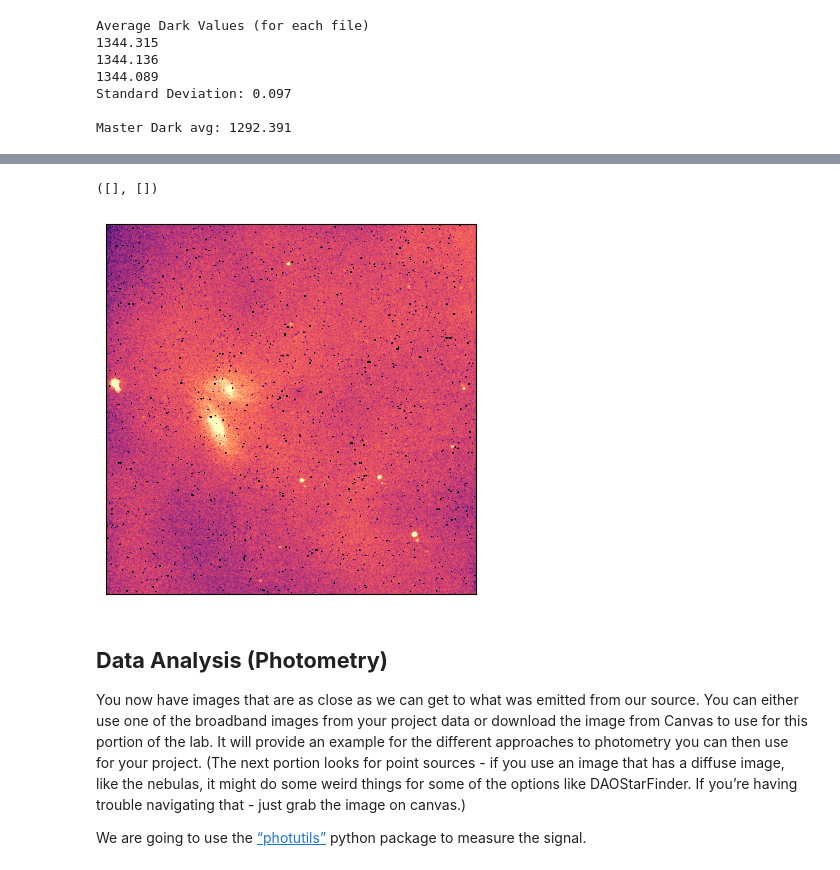
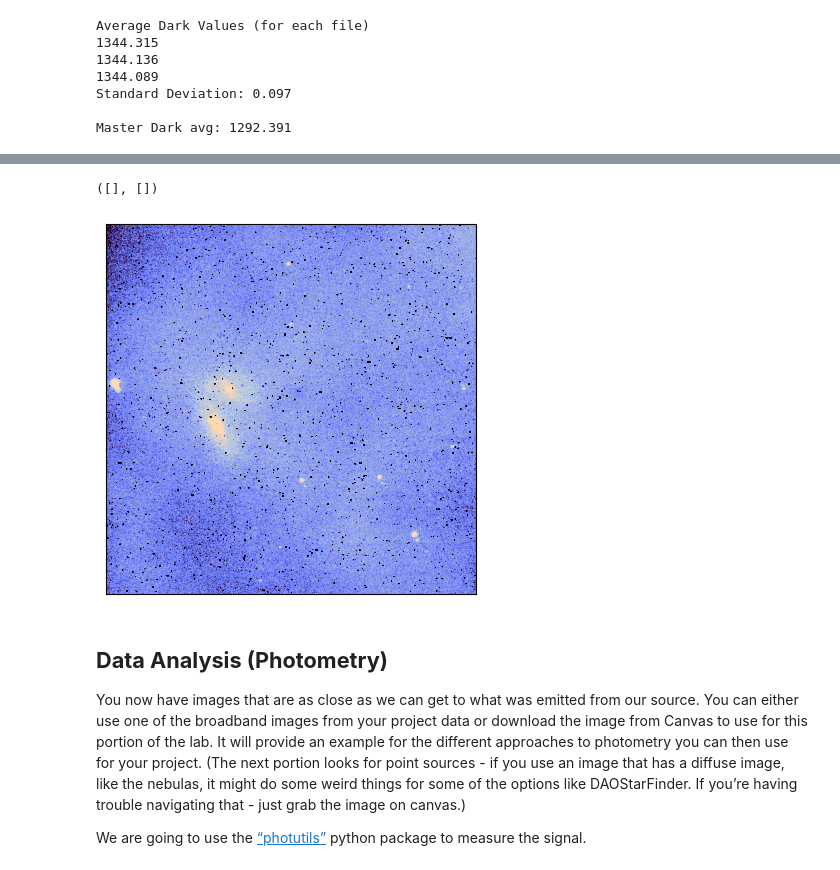
Before and after one commit to emmabacarra/Astr-480, a Jupyter notebook: Lab 4 - Data Reduction & Photometry/lab4.ipynb, the cells around one changed output, grey strips where cells are left out. Drawn from its saved outputs; the diff is of its cells as text; code cells hidden in the pictures.

```diff
--- a/Lab 4 - Data Reduction & Photometry/lab4.ipynb
+++ b/Lab 4 - Data Reduction & Photometry/lab4.ipynb
@@ -42,3 +44,10 @@ Notes for Observation Shifts
 ## <b>Data Reduction</b>
 
 [CCD Data Reduction Guide](https://www.astropy.org/ccd-reduction-and-photometry-guide/v/dev/notebooks/00-00-Preface.html)
+# %%
+# creating a custom colormap
+N = 256
+colors = ["black", "xkcd:very dark purple",
+          "xkcd:cornflower", "xkcd:light blue grey",
+          "xkcd:light peach"]
+custom = LinearSegmentedColormap.from_list("custom", colors, N=N)
@@ -245,16 +266,16 @@ ngc_r_calbr = fits.open('../../Interacting Galaxies Project/NGC 4567/calibrated_
 # %%
 # checking for star formation rates (our project)
 sfr = ngc_r_calbr - ngc_ha_calbr
 # fits.writeto(f'../../Interacting Galaxies Project/NGC 4567/sfr.fits', sfr, overwrite=True)
 
 vmin, vmax = np.percentile(sfr, [1, 99.75])
 vnorm = vis.ImageNormalize(sfr, vmin=vmin, vmax=vmax, interval=vis.ZScaleInterval(), stretch=vis.LinearStretch())
-plt.imshow(sfr, cmap='magma', norm=vnorm, interpolation='hermite')
+plt.imshow(sfr, cmap=custom, norm=vnorm, interpolation='hermite')
 plt.xticks([])
 plt.yticks([])
 # %% [output]
 ([], [])
-[figure, old version]
+[figure, new version]
 # %% [markdown]
 ## <b>Data Analysis (Photometry)</b>
 
```
Also changed, not shown: parts of 13 cells of this notebook.
